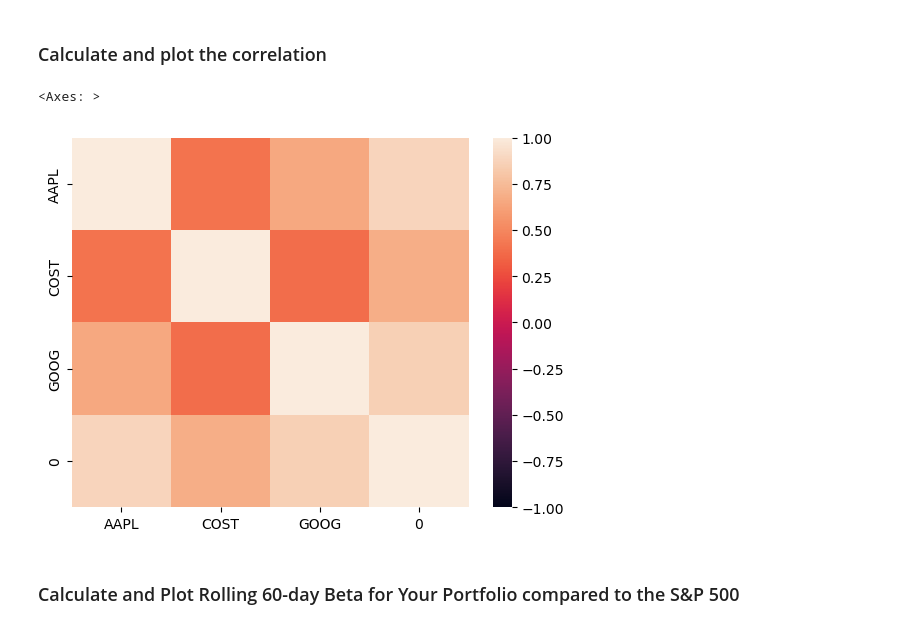
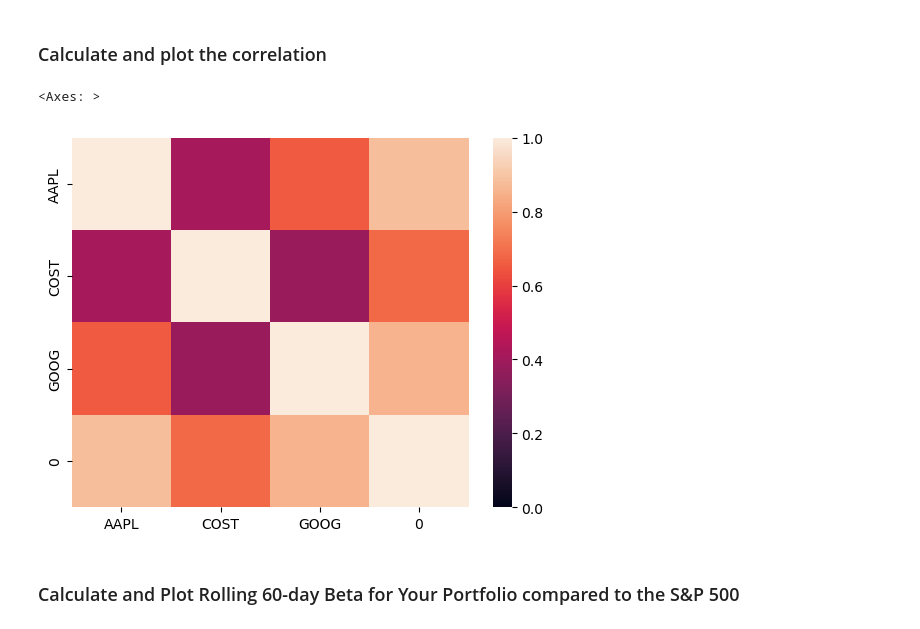
Before and after one commit to g-gyimah/Module-3-Challenge, a Jupyter notebook: Starter_Code/whale_analysis.ipynb, the cells around one changed output. Saved outputs shown, nothing was run; the diff lists cells and outputs as text; code cells hidden in the pictures.

```diff
--- a/Starter_Code/whale_analysis.ipynb
+++ b/Starter_Code/whale_analysis.ipynb
@@ -556,10 +570,11 @@ rolling_std.plot()
 # %%
 # Calculate and plot the correlation
 correlation = all_returns_df.corr()
-sns.heatmap(correlation, vmax=1, vmin= -1)
+correlation
+sns.heatmap(correlation, vmax=1, vmin=0)
 # %% [output]
 <Axes: >
-[figure, old version]
+[figure, new version]
 # %% [markdown]
 ### Calculate and Plot Rolling 60-day Beta for Your Portfolio compared to the S&P 500
 # %%
```
Also changed, not shown: parts of 11 cells of this notebook.
